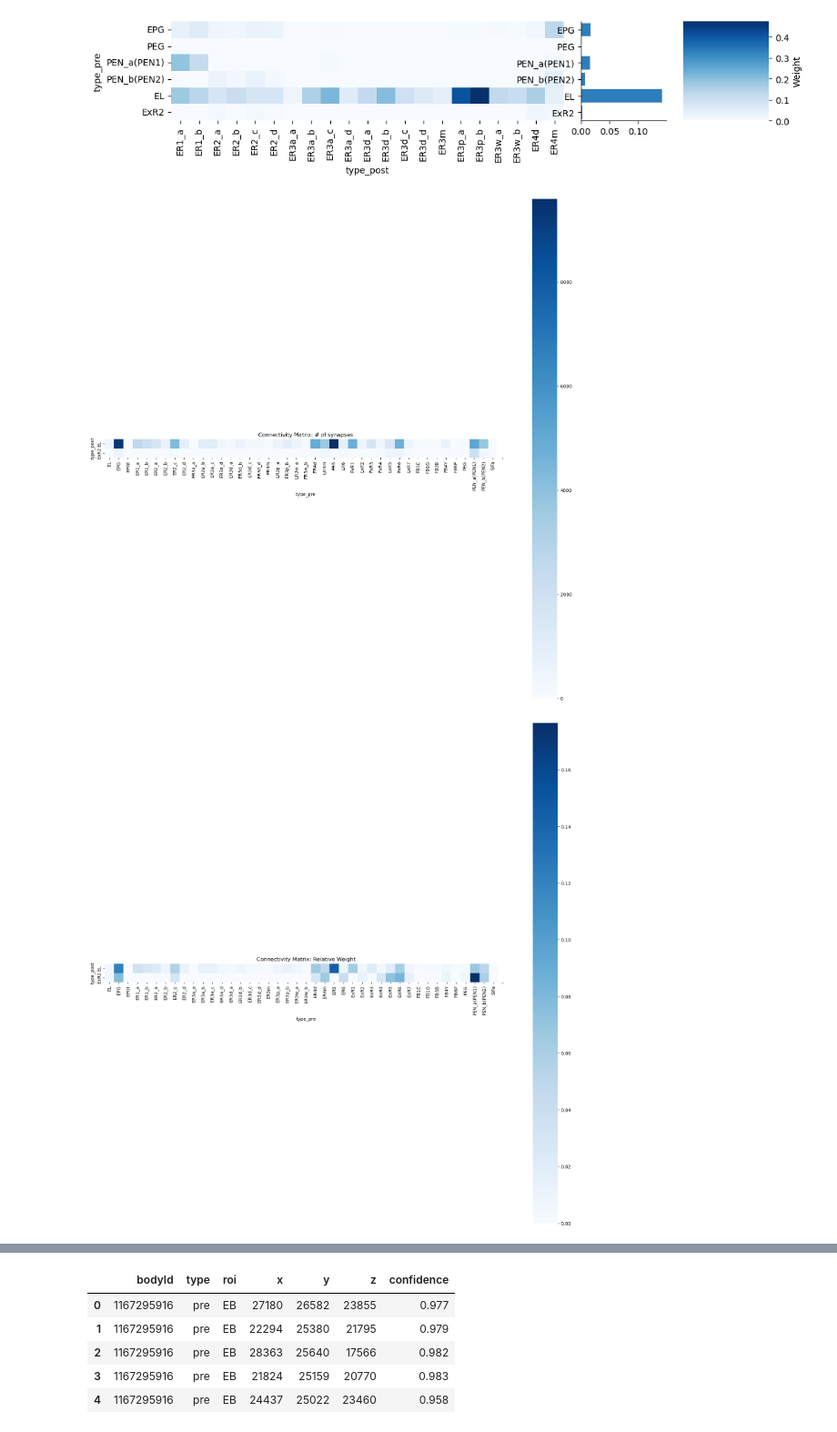
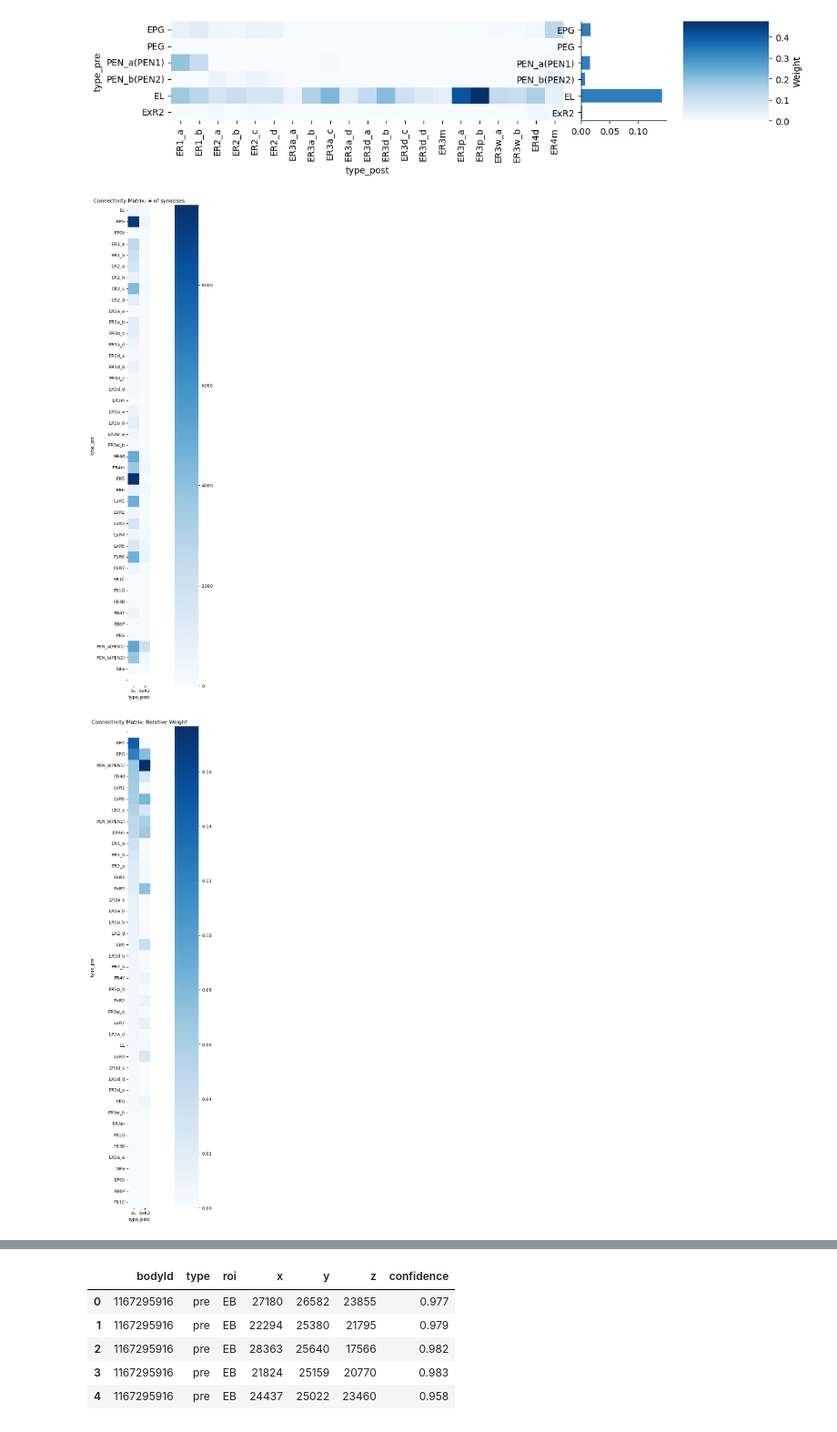
Before and after one commit to yfisher-lab/NeuromodPlasticity, a Jupyter notebook: Notebooks/connectomics_analysis/EL_connectomics.ipynb, the cells around one changed output, grey strips where cells are left out. Shown at 91% size. Drawn from its saved outputs; the diff is of its cells as text; code cells hidden in the pictures.

```diff
--- a/Notebooks/connectomics_analysis/EL_connectomics.ipynb
+++ b/Notebooks/connectomics_analysis/EL_connectomics.ipynb
@@ -149,21 +151,21 @@ conn_df['relative_weight'] = relative_weights
 # %%
 fig, ax = plt.subplots(figsize=(20, 20))
 conn_matrix_df = npt.connection_table_to_matrix(conn_df, weight_col='weight', sort_by='type', group_cols='type')
 
-sns.heatmap(conn_matrix_df.T,
+sns.heatmap(conn_matrix_df,
             cmap='Blues', annot=False, ax = ax, square=True, cbar=True, vmin=0, vmax=np.nanpercentile(conn_matrix_df.values,99))
 ax.set_title('Connectivity Matrix: # of synapses')
 fig.savefig(figfolder / 'el_exr2_inputs_synapse_count.pdf', bbox_inches='tight')
 
 fig, ax = plt.subplots(figsize=(20, 20))
 conn_matrix_df = npt.connection_table_to_matrix(conn_df, weight_col='relative_weight', sort_by='type', group_cols='type')
-sns.heatmap(conn_matrix_df.T,
+sns.heatmap(conn_matrix_df.iloc[np.argsort(conn_matrix_df.iloc[:,0])[::-1],:],
             cmap='Blues', annot=False, ax=ax, square=True, cbar=True, vmin=0, vmax=np.nanpercentile(conn_matrix_df.values,99))
 ax.set_title('Connectivity Matrix: Relative Weight')
 fig.savefig(figfolder / 'el_exr2_inputs_relative_weight.pdf', bbox_inches='tight')
 # %% [output]
-[figure, old version]
+[figure, new version]
-[figure, old version]
+[figure, new version]
 # %%
 pre_query = NC(type=['EL', 'ExR2'])
 neuron_df, conn_df = npt.fetch_adjacencies(pre_query, None,properties=['type', 'instance', 'bodyID'],
```
Also changed, not shown: parts of 2 cells of this notebook, 2 other files.
